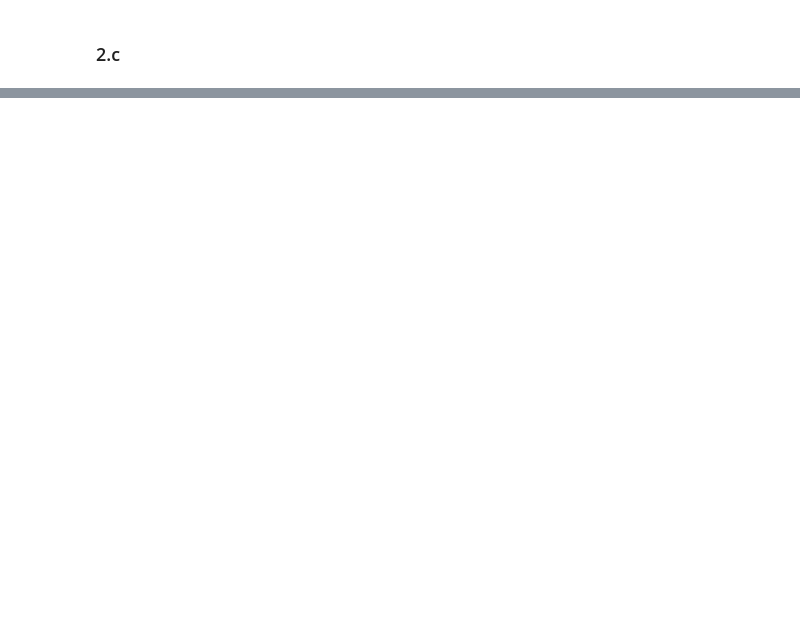
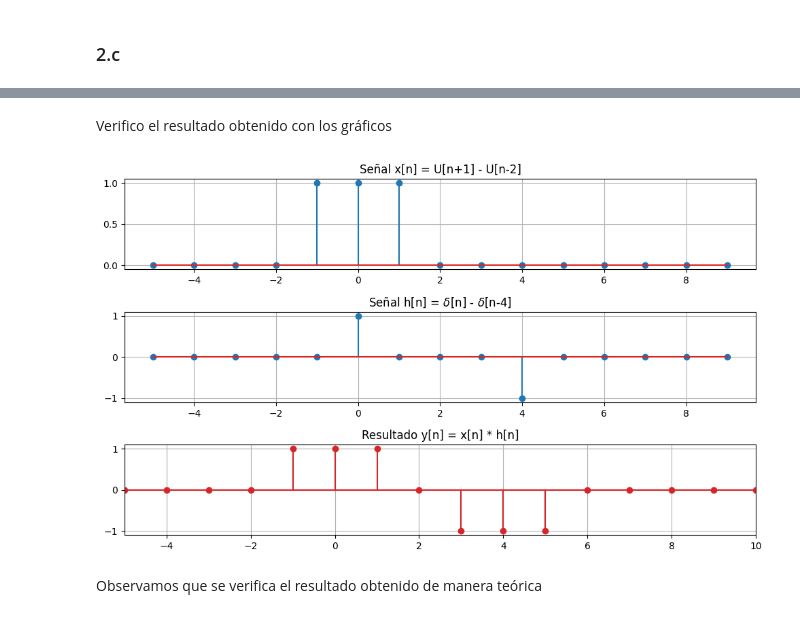
Before and after one commit to AlejoDAlesio/TS0, a Jupyter notebook: TS1.ipynb, the cells around one changed output, grey strips where cells are left out. Cells and saved outputs as stored; diff of their text form; code cells hidden in the pictures; blank space fills up the shorter version.

```diff
--- a/TS1.ipynb
+++ b/TS1.ipynb
@@ -292,3 +459,57 @@ La energía en un pulso va a depender de su amplitud y del tiempo donde exista e
 ### 2.c
 # %% [markdown]
 <img src="2.c.jpg" width="500">
+# %% [markdown]
+Verifico el resultado obtenido con los gráficos
+# %%
+import numpy as np
+import matplotlib.pyplot as plt
+
+# 1. Definimos el rango de n (un margen amplio para ver la señal)
+n = np.arange(-5, 10)
+
+# 2. Definimos las señales usando funciones escalón (Unit Step)
+def u(n):
+    return np.where(n >= 0, 1, 0)
+
+def delta(n):
+    return np.where(n == 0, 1, 0)
+
+# x[n] = U[n+1] - U[n-2]
+x_n = u(n + 1) - u(n - 2)
+
+# h[n] = delta[n] - delta[n-4]
+h_n = delta(n) - delta(n - 4)
+
+# 3. Calculamos la convolución
+# 'same' mantiene el tamaño, pero para ver todo el soporte usamos 'full'
+y_n = np.convolve(x_n, h_n, mode='full')
+
+# Ajustamos el nuevo eje n para la convolución (n_x + n_h)
+n_conv = np.arange(n[0] + n[0], n[0] + n[0] + len(y_n))
+
+# 4. Graficamos
+plt.figure(figsize=(10, 6))
+
+plt.subplot(3, 1, 1)
+plt.stem(n, x_n)
+plt.title('Señal x[n] = U[n+1] - U[n-2]')
+plt.grid(True)
+
+plt.subplot(3, 1, 2)
+plt.stem(n, h_n)
+plt.title('Señal h[n] = $\delta$[n] - $\delta$[n-4]')
+plt.grid(True)
+
+plt.subplot(3, 1, 3)
+plt.stem(n_conv, y_n, linefmt='C3-', markerfmt='C3o')
+plt.title('Resultado y[n] = x[n] * h[n]')
+plt.xlim(-5, 10)
+plt.grid(True)
+
+plt.tight_layout()
+plt.show()
+# %% [output]
+[figure, added]
+# %% [markdown]
+Observamos que se verifica el resultado obtenido de manera teórica
```
Also changed, not shown: parts of 12 cells of this notebook.
